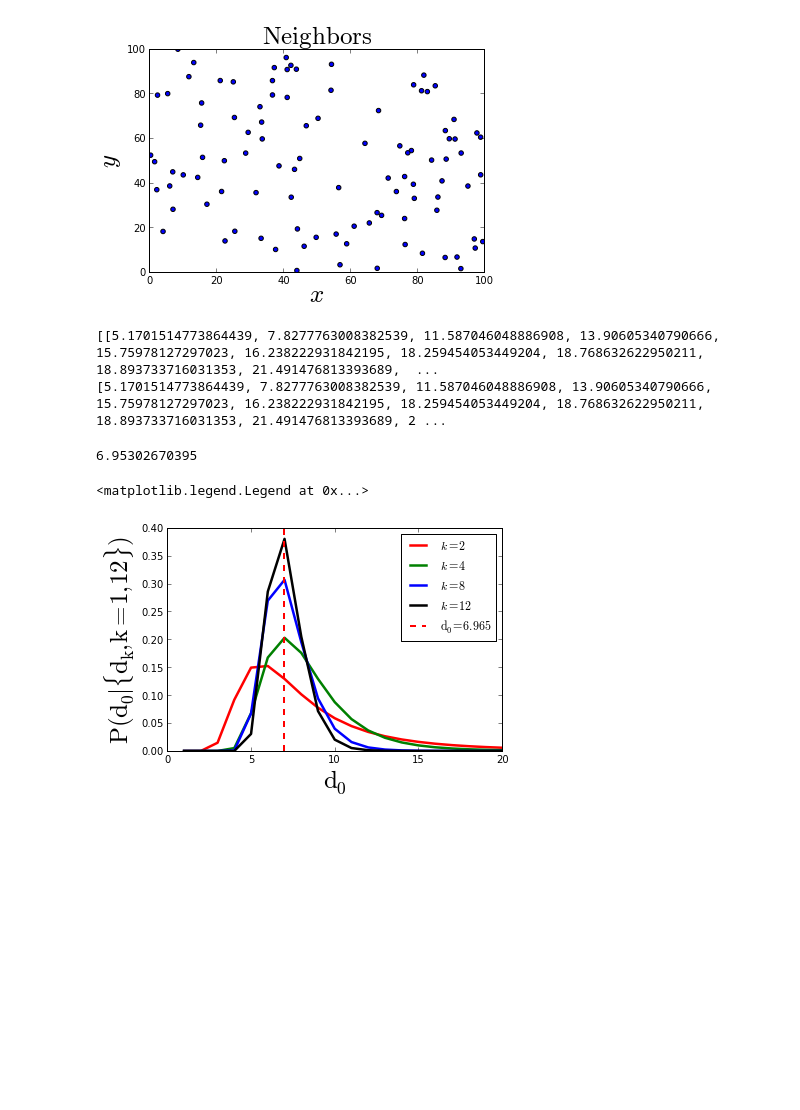
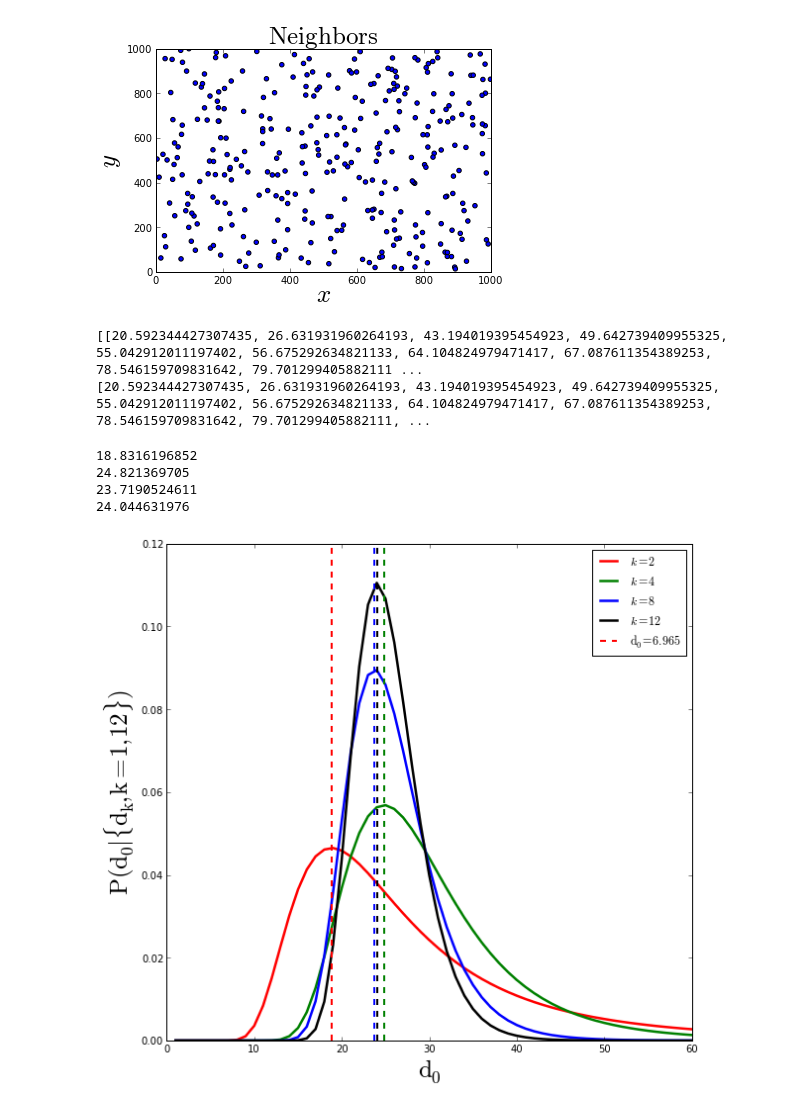
Before and after one commit to jngaravitoc/Bayesian_Homeworks, a Jupyter notebook: Code_Bayesian_Density_Estimator.ipynb, the cells around one changed output. Cells and saved outputs as stored; diff of their text form; code cells hidden in the pictures; blank space fills up the shorter version.

Commit message:
Plots Fixed

```diff
--- a/Code_Bayesian_Density_Estimator.ipynb
+++ b/Code_Bayesian_Density_Estimator.ipynb
@@ -10,8 +10,8 @@ from random import *
 #3. Find d_0 for all positions
 # %%
 # ============================ Random Distribution ==============================
-X = np.random.random(100)*100
-Y = np.random.random(100)*100
+X = np.random.random(320)*1000
+Y = np.random.random(320)*1000
 
 #X1 = range(0, 100)
 #Y1 = range(0, 100)
@@ -20,19 +20,19 @@ Y = np.random.random(100)*100
 title('$\mathrm{Neighbors}$', fontsize=25)
 xlabel('$x$', fontsize = 25)
 ylabel('$y$', fontsize = 25)
-xlim([0, 100])
-ylim([0, 100])
+xlim([0, 1000])
+ylim([0, 1000])
 
 scatter(X, Y,  c = 'b')
 
 savefig('RandomDistribution.png')
 # %% [output]
-[figure, old version]
+[figure, new version]
 # %%
 # ===================== Neighbors Finder =====================
 #for i in range(0, 100):
     #for j in range(0, 100):
-r = sqrt((X-50)**2 + (Y-50)**2)
+r = sqrt((X-500)**2 + (Y-500)**2)
 rs = sorted(r)
 d_k = []
 d_k.append(rs[0:12])
@@ -48,8 +48,8 @@ print d_k, 'X =',50,'Y =', 50
 d_k1 = d_k[0][0:12]
 print d_k1
 # %% [output]
-[[5.1701514773864439, 7.8277763008382539, 11.587046048886908, 13.90605340790666, 15.75978127297023, 16.238222931842195, 18.259454053449204, 18.768632622950211, 18.893733716031353, 21.491476813393689,  ...
-[5.1701514773864439, 7.8277763008382539, 11.587046048886908, 13.90605340790666, 15.75978127297023, 16.238222931842195, 18.259454053449204, 18.768632622950211, 18.893733716031353, 21.491476813393689, 2 ...
+[[20.592344427307435, 26.631931960264193, 43.194019395454923, 49.642739409955325, 55.042912011197402, 56.675292634821133, 64.104824979471417, 67.087611354389253, 78.546159709831642, 79.701299405882111 ...
+[20.592344427307435, 26.631931960264193, 43.194019395454923, 49.642739409955325, 55.042912011197402, 56.675292634821133, 64.104824979471417, 67.087611354389253, 78.546159709831642, 79.701299405882111, ...
 # %%
 # ================================ Likelihood ==============================================================
 k = [1., 2., 3., 4., 5., 6., 7., 8., 9., 10., 11., 12.]
@@ -106,12 +106,24 @@ f.close()
     #ylabel('$\mathrm{p(d_{0})}$', fontsize = 25)
 # %%
 #================Analyitical solution ===============================00
+for j in range (0, 2):
+    teo2 = sqrt(sum(d_k1[j]**2 / k[j]))
+print teo2
+
 for j in range (0, 4):
-    teo = sqrt(sum(d_k1[j]**2 / k[j]))
-print teo
+    teo4 = sqrt(sum(d_k1[j]**2 / k[j]))
+print teo4
 
+for j in range (0, 8):
+    teo8 = sqrt(sum(d_k1[j]**2 / k[j]))
+print teo8
 
+for j in range (0, 12):
+    teo12 = sqrt(sum(d_k1[j]**2 / k[j]))
+print teo12
 # ========================================Plots ====================================================
+figure(num=None, figsize=(9.5,9))
+
 data = np.loadtxt('data2.txt')
 
 s2 = data[:, 0]
@@ -122,36 +134,42 @@ plot (d2, s2/sum(s2), '-r', linewidth = 2.5)
 #print d2, s2
 data = np.loadtxt('data4.txt')
 
 s4 = data[:, 0]
 d4 = data[:, 1]
 
 plot (d4, s4/sum(s4), '-g', linewidth = 2.5)
 
 data = np.loadtxt('data8.txt')
 
 s8 = data[:, 0]
 d8 = data[:, 1]
 
 plot (d8, s8/sum(s8), '-b', linewidth = 2.5)
 
 data = np.loadtxt('data12.txt')
 
 s12 = data[:, 0]
 d12 = data[:, 1]
 
 plot (d12, s12/sum(s12), '-k', linewidth = 2.5)
-xlim([0, 20.])
+xlim([0, 60.])
 #ylim([0, 2.])
 
-axvline(x=teo,linewidth=2,color='r',linestyle="--")
+axvline(x=teo2,linewidth=2,color='r',linestyle="--")
+axvline(x=teo4,linewidth=2,color='g',linestyle="--")
+axvline(x=teo8,linewidth=2,color='b',linestyle="--")
+axvline(x=teo12,linewidth=2,color='k',linestyle="--")
 
 savefig('Analytical Value Vs Posterior')
 
 xlabel('$\mathrm{d_{0}}$', fontsize = 25)
 ylabel('$\mathrm{P(d_{0}|\{d_{k}, k = 1, 12\})}$', fontsize = 25)
 legend(['$k = 2$' ,'$k = 4$','$k = 8$', '$k = 12$', '$\mathrm{d_{0} = 6.965}$'])
+savefig('fig3.png')
 # %% [output]
-6.95302670395
+18.8316196852
+24.821369705
+23.7190524611
+24.044631976
-<matplotlib.legend.Legend at 0x...>
-[figure, old version]
+[figure, new version]
 # %%
```
Also changed, not shown: parts of 1 cell of this notebook.
